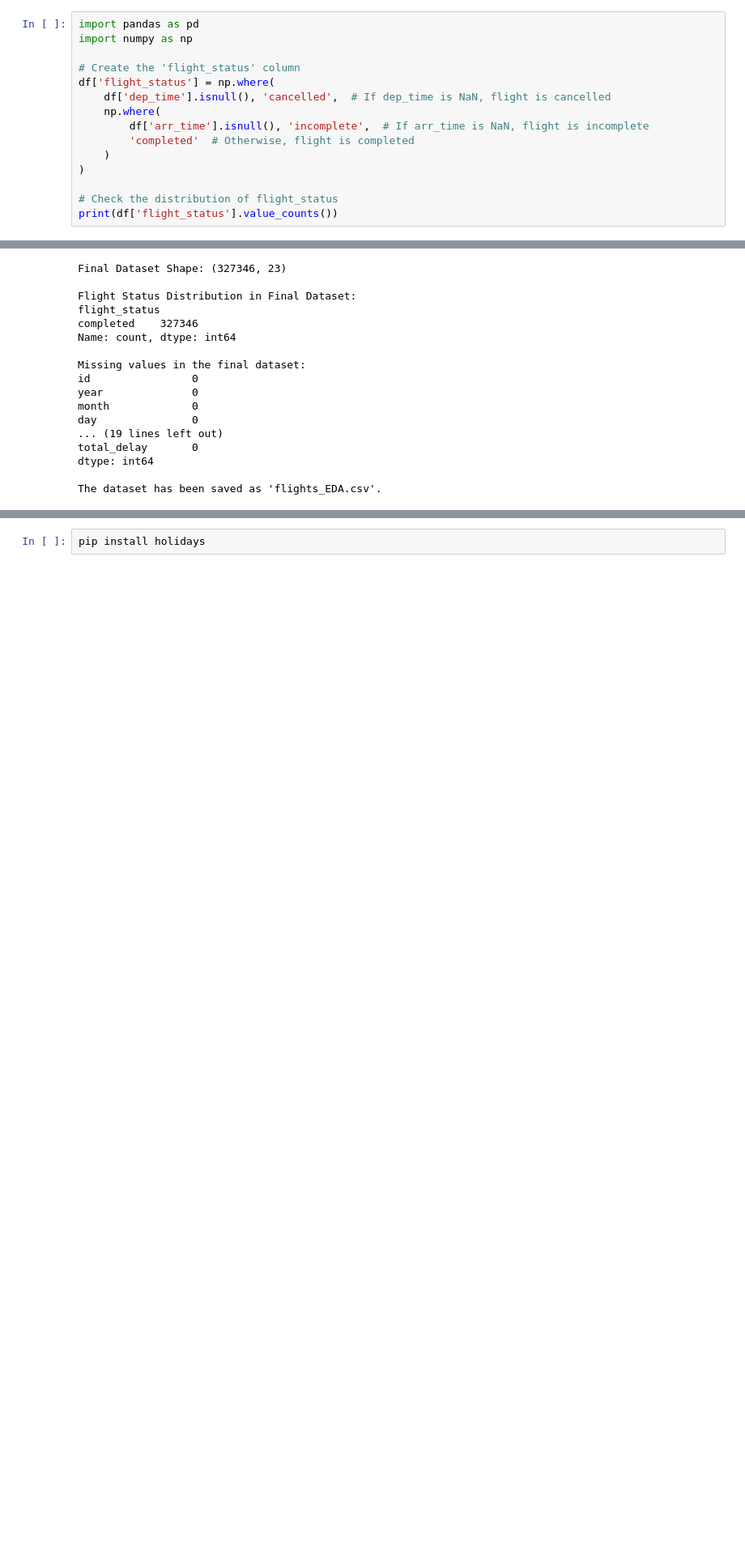
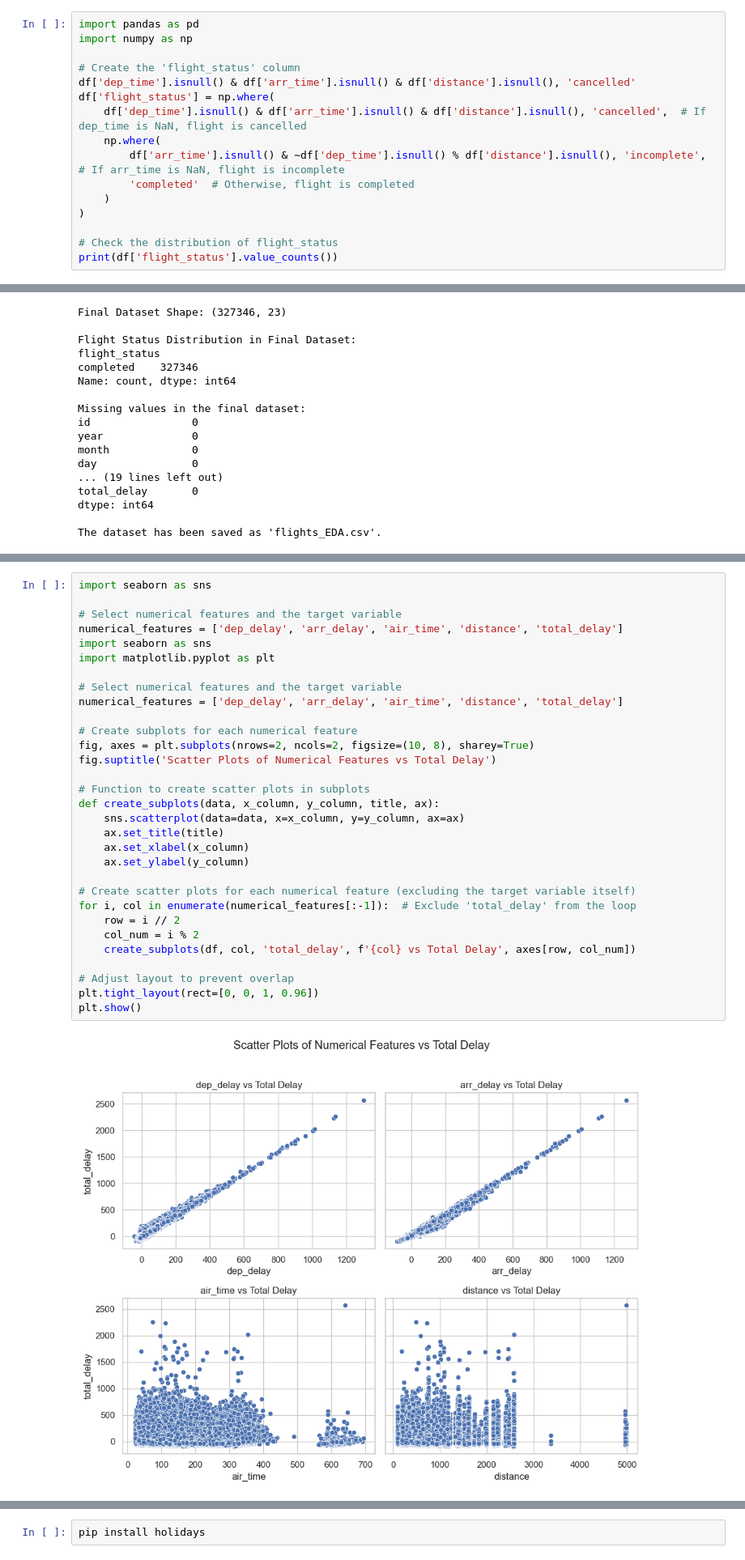
Before and after one commit to erictracc/ITEC4305_Group_Project, a Jupyter notebook: project.ipynb, the cells around one changed output, grey strips where cells are left out. Shown at 81% size. Cells and saved outputs as stored; diff of their text form; blank space fills up the shorter version.

```diff
--- a/project.ipynb
+++ b/project.ipynb
@@ -95,10 +95,11 @@ import pandas as pd
 import numpy as np
 
 # Create the 'flight_status' column
+df['dep_time'].isnull() & df['arr_time'].isnull() & df['distance'].isnull(), 'cancelled'
 df['flight_status'] = np.where(
-    df['dep_time'].isnull(), 'cancelled',  # If dep_time is NaN, flight is cancelled
+    df['dep_time'].isnull() & df['arr_time'].isnull() & df['distance'].isnull(), 'cancelled',  # If dep_time is NaN, flight is cancelled
     np.where(
-        df['arr_time'].isnull(), 'incomplete',  # If arr_time is NaN, flight is incomplete
+        df['arr_time'].isnull() & ~df['dep_time'].isnull() % df['distance'].isnull(), 'incomplete',  # If arr_time is NaN, flight is incomplete
         'completed'  # Otherwise, flight is completed
     )
 )
@@ -529,0 +511,33 @@ plt.show()
+# %%
+import seaborn as sns
+
+# Select numerical features and the target variable
+numerical_features = ['dep_delay', 'arr_delay', 'air_time', 'distance', 'total_delay']
+import seaborn as sns
+import matplotlib.pyplot as plt
+
+# Select numerical features and the target variable
+numerical_features = ['dep_delay', 'arr_delay', 'air_time', 'distance', 'total_delay']
+
+# Create subplots for each numerical feature
+fig, axes = plt.subplots(nrows=2, ncols=2, figsize=(10, 8), sharey=True)
+fig.suptitle('Scatter Plots of Numerical Features vs Total Delay')
+
+# Function to create scatter plots in subplots
+def create_subplots(data, x_column, y_column, title, ax):
+    sns.scatterplot(data=data, x=x_column, y=y_column, ax=ax)
+    ax.set_title(title)
+    ax.set_xlabel(x_column)
+    ax.set_ylabel(y_column)
+
+# Create scatter plots for each numerical feature (excluding the target variable itself)
+for i, col in enumerate(numerical_features[:-1]):  # Exclude 'total_delay' from the loop
+    row = i // 2
+    col_num = i % 2
+    create_subplots(df, col, 'total_delay', f'{col} vs Total Delay', axes[row, col_num])
+
+# Adjust layout to prevent overlap
+plt.tight_layout(rect=[0, 0, 1, 0.96])
+plt.show()
+# %% [output]
+[figure, added]
```
Also changed, not shown: parts of 19 cells of this notebook.
